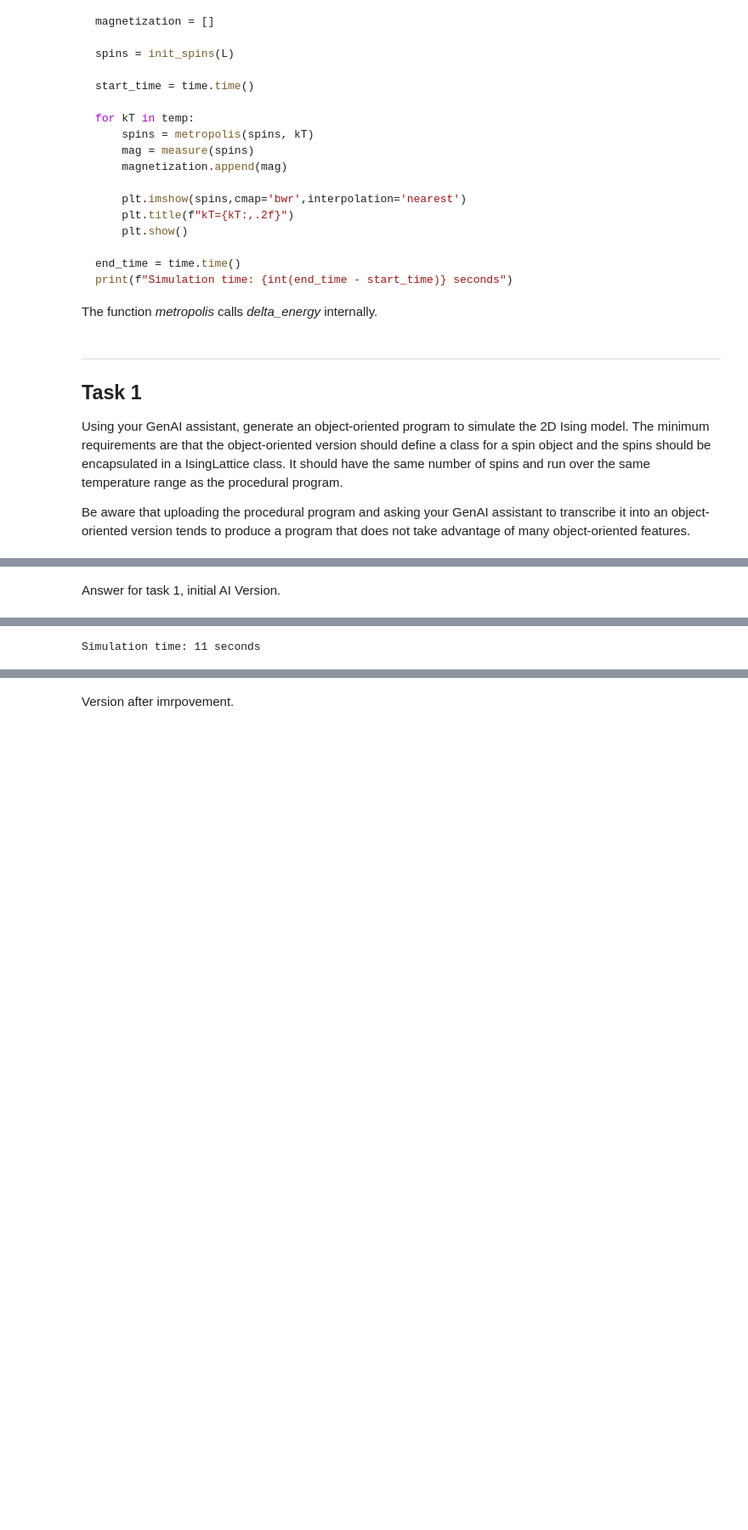
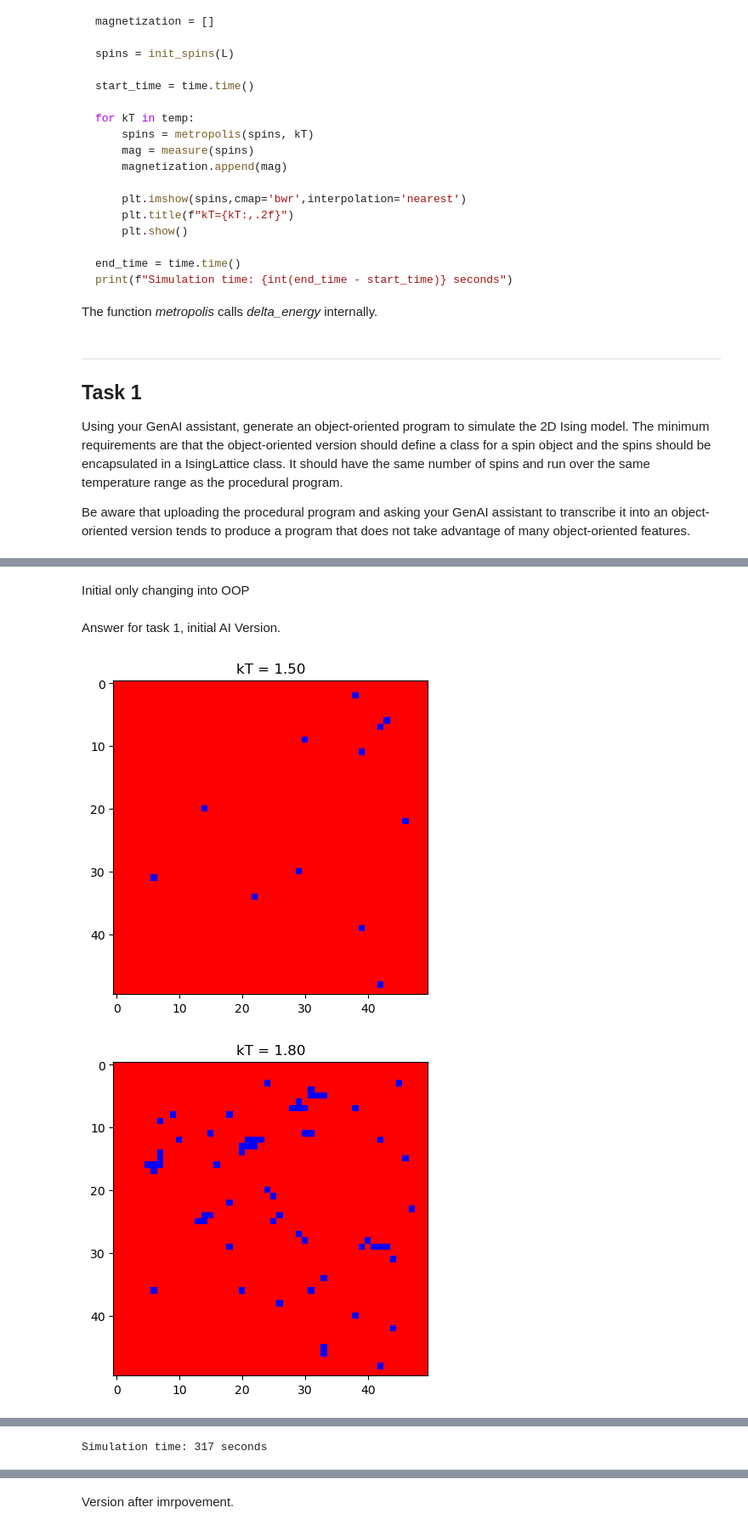
Before and after one commit to Matth3wc/Comp-Sim-Numerical-Methods, a Jupyter notebook: Part-2/Lab_3/Lab3.ipynb, the cells around one changed output, grey strips where cells are left out. Shown at 85% size. Cells and saved outputs as stored; diff of their text form; code cells hidden in the pictures; blank space fills up the shorter version.

```diff
--- a/Part-2/Lab_3/Lab3.ipynb
+++ b/Part-2/Lab_3/Lab3.ipynb
@@ -196,3 +139,5 @@ Be aware that uploading the procedural program and asking your GenAI assistant t
+# %% [markdown]
+Initial only changing into OOP
 # %% [markdown]
 Answer for task 1, initial AI Version.
 # %%
@@ -291,32 +236,34 @@ class IsingLattice:
                               for m in range(self.L)])
 
         plt.imshow(spin_array, cmap='bwr', interpolation='nearest')
         if kT is not None:
             plt.title(f"kT = {kT:.2f}")
         plt.show()
 
 
 # ============================================================================
 # MAIN PROGRAM - Same as procedural version
 # ============================================================================
 if __name__ == "__main__":
 
-    L = 10
+    L = 50
     temp = np.array([1.5, 1.8, 2.1, 2.2, 2.27, 2.4, 2.5, 2.7, 3.0, 3.5])
     magnetization = []
 
     # Create lattice
     lattice = IsingLattice(L)
 
     start_time = time.time()
 
     for kT in temp:
         lattice.metropolis(kT)
         mag = lattice.magnetization()
         magnetization.append(mag)
 
-        #lattice.visualize(kT)
+        lattice.visualize(kT)
 
     end_time = time.time()
     print(f"Simulation time: {int(end_time - start_time)} seconds")
 # %% [output]
+[figure, added]
+[figure, added]
@@ -323 +278 @@ if __name__ == "__main__":
-Simulation time: 11 seconds
+Simulation time: 317 seconds
```
Also changed, not shown: parts of 21 cells of this notebook, 7 other files.
